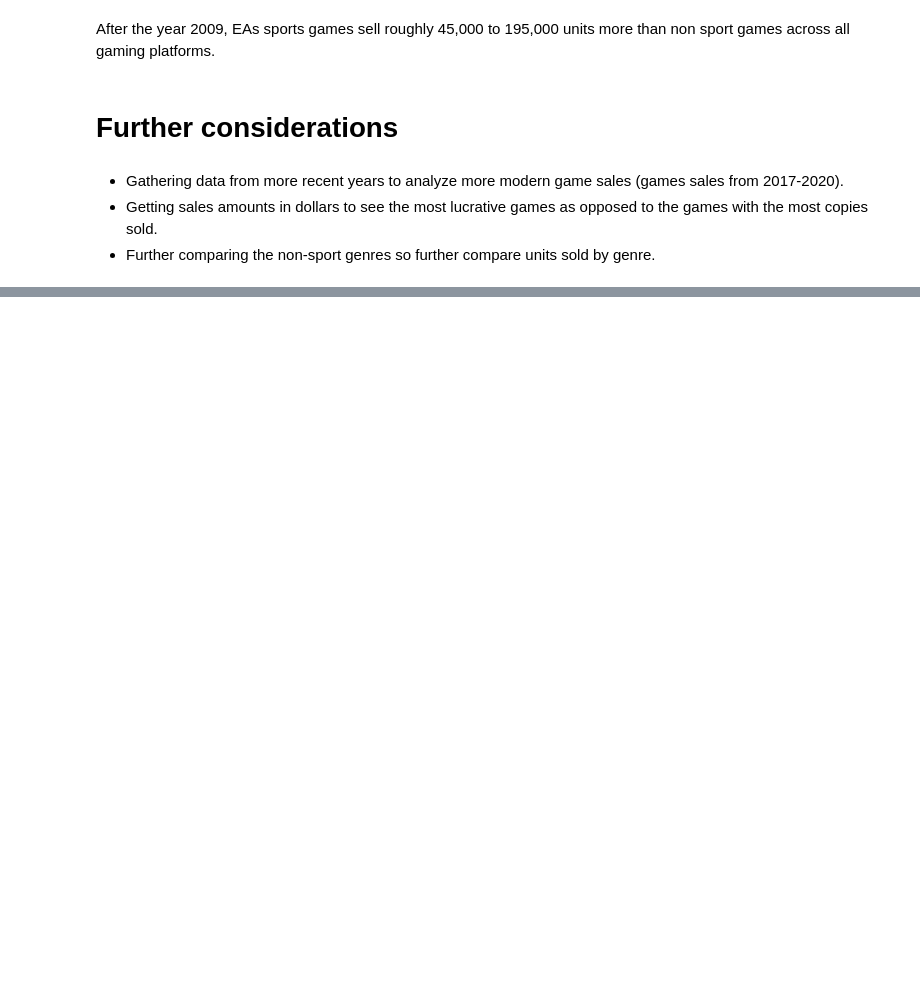
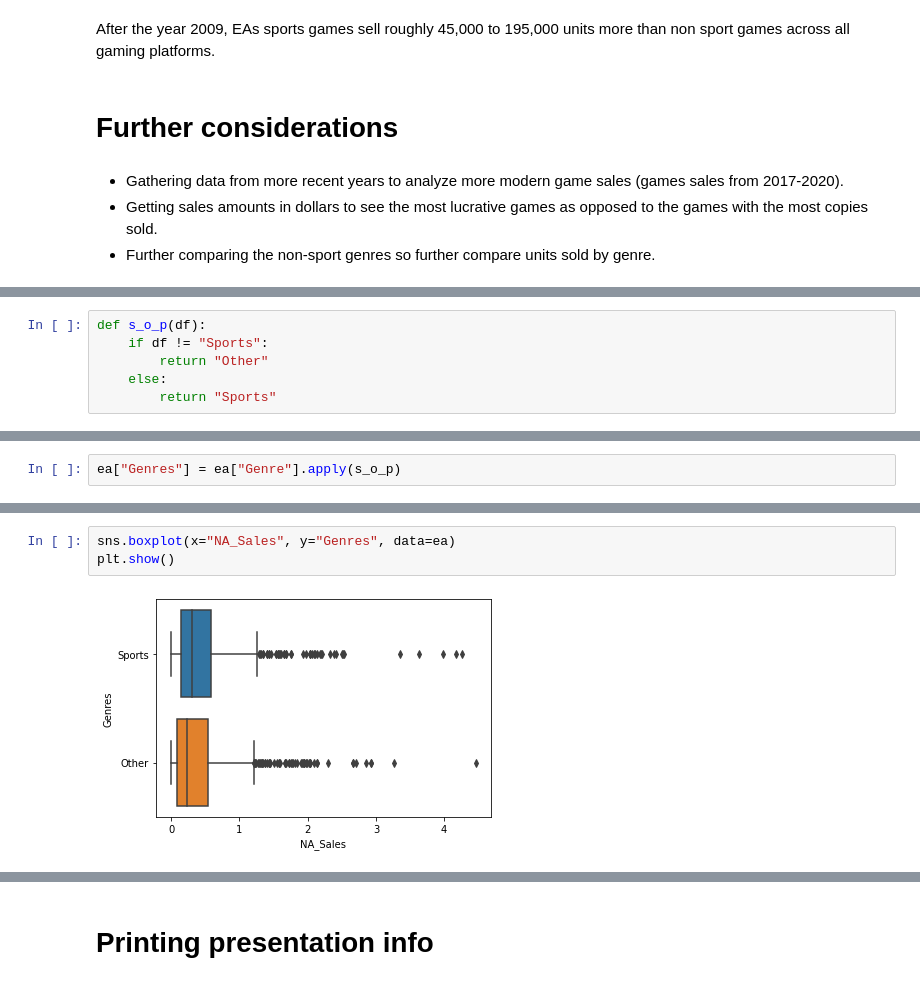
Before and after one commit to mattyjue/EA_video_game_sales, a Jupyter notebook: EA Game Sales.ipynb, the cells around one changed output, grey strips where cells are left out. Saved outputs shown, nothing was run; the diff lists cells and outputs as text; blank space fills up the shorter version.

```diff
--- a/EA Game Sales.ipynb
+++ b/EA Game Sales.ipynb
@@ -291,0 +365,6 @@ After the year 2009, EAs sports games sell roughly 45,000 to 195,000 units more
+# %%
+def s_o_p(df):
+    if df != "Sports":
+        return "Other"
+    else:
+        return "Sports"
@@ -291,0 +373,2 @@ After the year 2009, EAs sports games sell roughly 45,000 to 195,000 units more
+# %%
+ea["Genres"] = ea["Genre"].apply(s_o_p)
@@ -291,0 +382,5 @@ After the year 2009, EAs sports games sell roughly 45,000 to 195,000 units more
+# %%
+sns.boxplot(x="NA_Sales", y="Genres", data=ea)
+plt.show()
+# %% [output]
+[figure, added]
@@ -291,0 +388,2 @@ After the year 2009, EAs sports games sell roughly 45,000 to 195,000 units more
+# %% [markdown]
+# Printing presentation info
```
Also changed, not shown: parts of 18 cells of this notebook.
